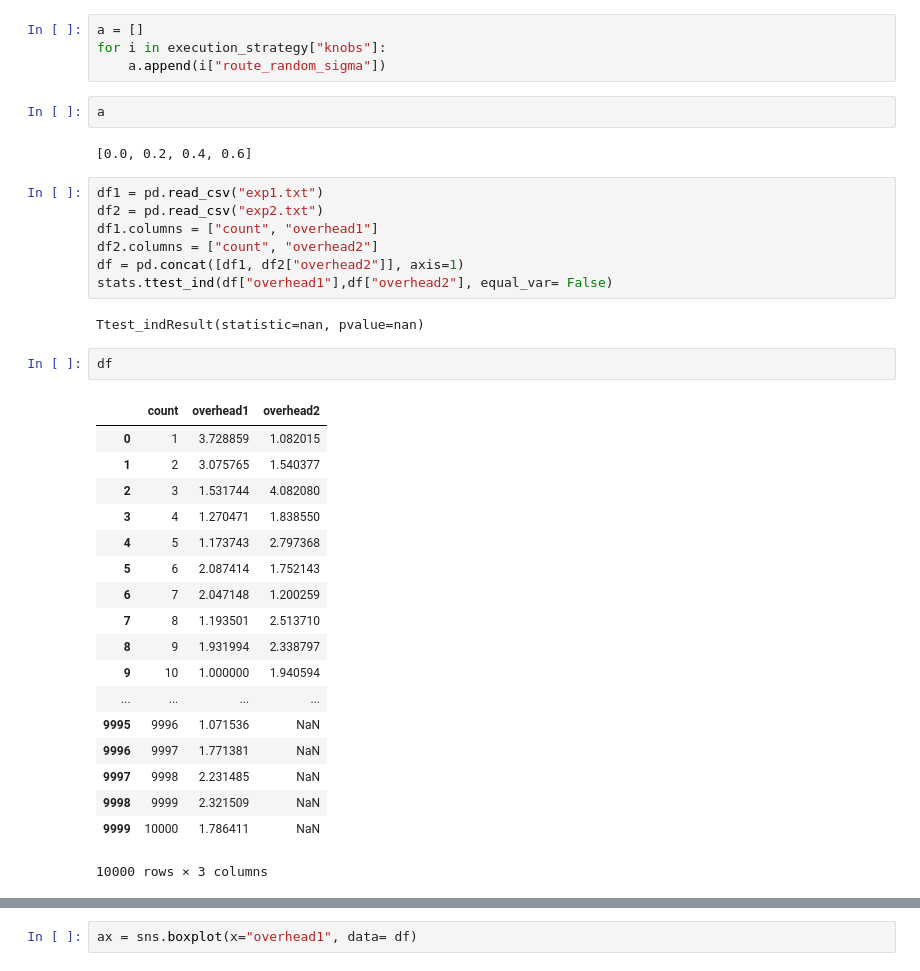
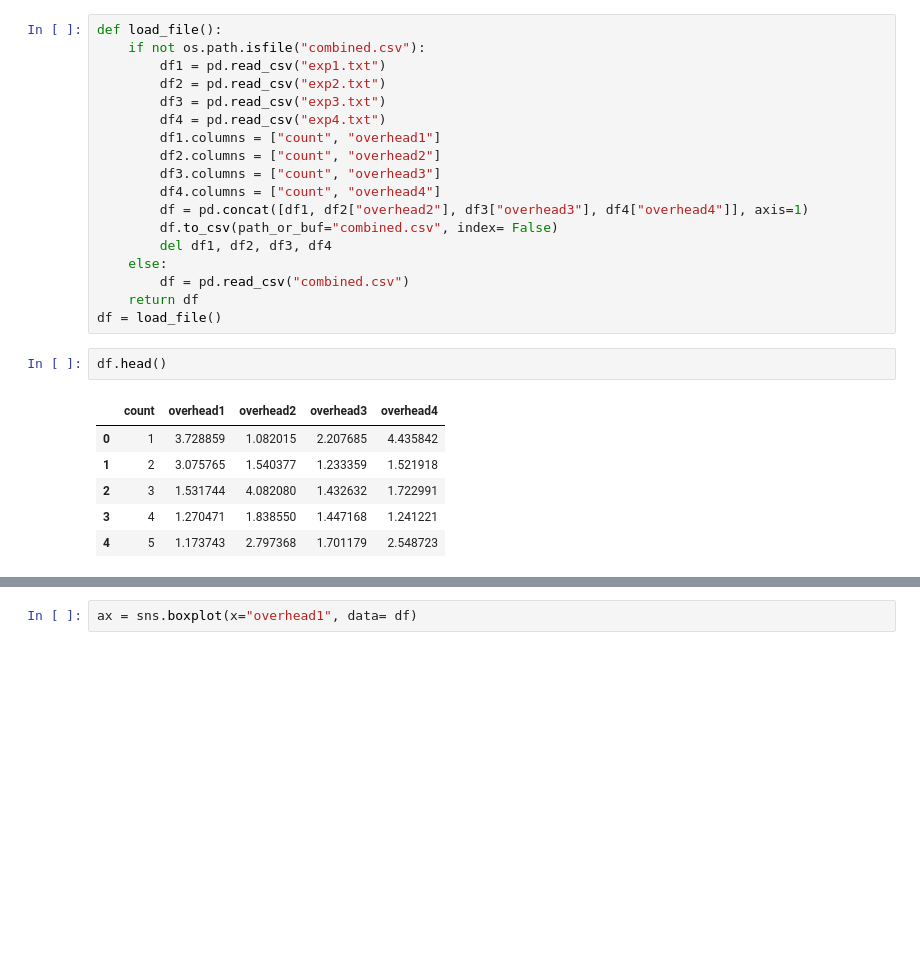
Before and after one commit to Starofall/RTX, a Jupyter notebook: examples/crowdnav-ttest/Ttest.ipynb, the cells around one changed output, grey strips where cells are left out. Saved outputs shown, nothing was run; the diff lists cells and outputs as text; blank space fills up the shorter version.

```diff
--- a/examples/crowdnav-ttest/Ttest.ipynb
+++ b/examples/crowdnav-ttest/Ttest.ipynb
@@ -31,41 +15,30 @@ execution_strategy = {
-# %%
-a = []
-for i in execution_strategy["knobs"]:
-    a.append(i["route_random_sigma"])
-# %%
-a
-# %% [output]
-[0.0, 0.2, 0.4, 0.6]
 # %%
-df1 = pd.read_csv("exp1.txt")
-df2 = pd.read_csv("exp2.txt")
-df1.columns = ["count", "overhead1"]
-df2.columns = ["count", "overhead2"]
-df = pd.concat([df1, df2["overhead2"]], axis=1)
-stats.ttest_ind(df["overhead1"],df["overhead2"], equal_var= False)
+def load_file():
+    if not os.path.isfile("combined.csv"):
+        df1 = pd.read_csv("exp1.txt")
+        df2 = pd.read_csv("exp2.txt")
+        df3 = pd.read_csv("exp3.txt")
+        df4 = pd.read_csv("exp4.txt")
+        df1.columns = ["count", "overhead1"]
+        df2.columns = ["count", "overhead2"]
+        df3.columns = ["count", "overhead3"]
+        df4.columns = ["count", "overhead4"]
+        df = pd.concat([df1, df2["overhead2"], df3["overhead3"], df4["overhead4"]], axis=1)
+        df.to_csv(path_or_buf="combined.csv", index= False)
+        del df1, df2, df3, df4
+    else:
+        df = pd.read_csv("combined.csv")
+    return df
+df = load_file()
-# %% [output]
-Ttest_indResult(statistic=nan, pvalue=nan)
 # %%
-df
+df.head()
 # %% [output]
-|  | count | overhead1 | overhead2 |
-| 0 | 1 | 3.728859 | 1.082015 |
-| 1 | 2 | 3.075765 | 1.540377 |
-| 2 | 3 | 1.531744 | 4.082080 |
-| 3 | 4 | 1.270471 | 1.838550 |
-| 4 | 5 | 1.173743 | 2.797368 |
-| 5 | 6 | 2.087414 | 1.752143 |
-| 6 | 7 | 2.047148 | 1.200259 |
-| 7 | 8 | 1.193501 | 2.513710 |
-| 8 | 9 | 1.931994 | 2.338797 |
-| 9 | 10 | 1.000000 | 1.940594 |
-| ... | ... | ... | ... |
-| 9995 | 9996 | 1.071536 | NaN |
-| 9996 | 9997 | 1.771381 | NaN |
-| 9997 | 9998 | 2.231485 | NaN |
-| 9998 | 9999 | 2.321509 | NaN |
-| 9999 | 10000 | 1.786411 | NaN |
+|  | count | overhead1 | overhead2 | overhead3 | overhead4 |
+| 0 | 1 | 3.728859 | 1.082015 | 2.207685 | 4.435842 |
+| 1 | 2 | 3.075765 | 1.540377 | 1.233359 | 1.521918 |
+| 2 | 3 | 1.531744 | 4.082080 | 1.432632 | 1.722991 |
+| 3 | 4 | 1.270471 | 1.838550 | 1.447168 | 1.241221 |
+| 4 | 5 | 1.173743 | 2.797368 | 1.701179 | 2.548723 |
-10000 rows × 3 columns
 # %%
 df.plot(kind='scatter',x='count',y='overhead1')
 df.plot(kind='scatter',x='count',y='overhead2')
```
Also changed, not shown: parts of 10 cells of this notebook, 2 other files.
